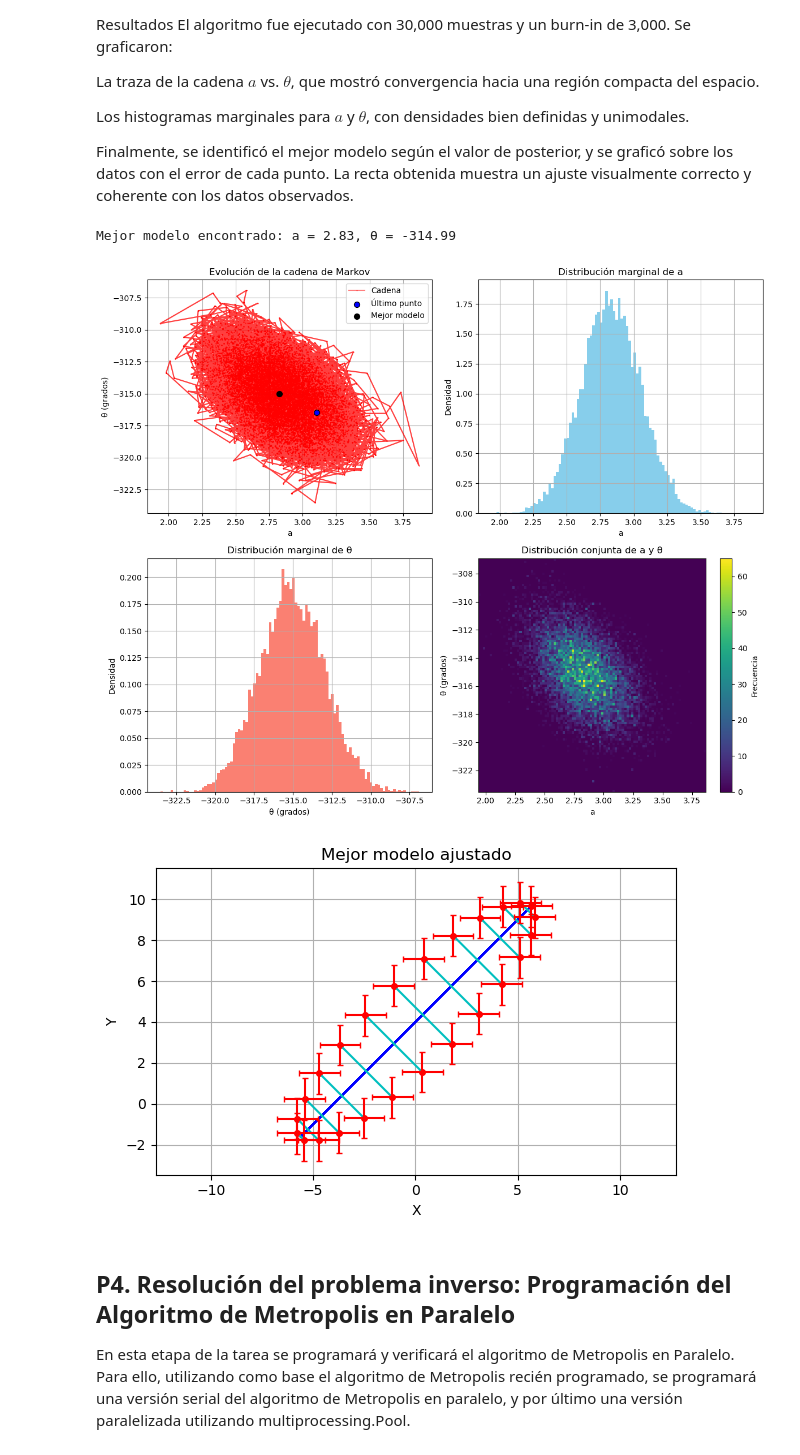
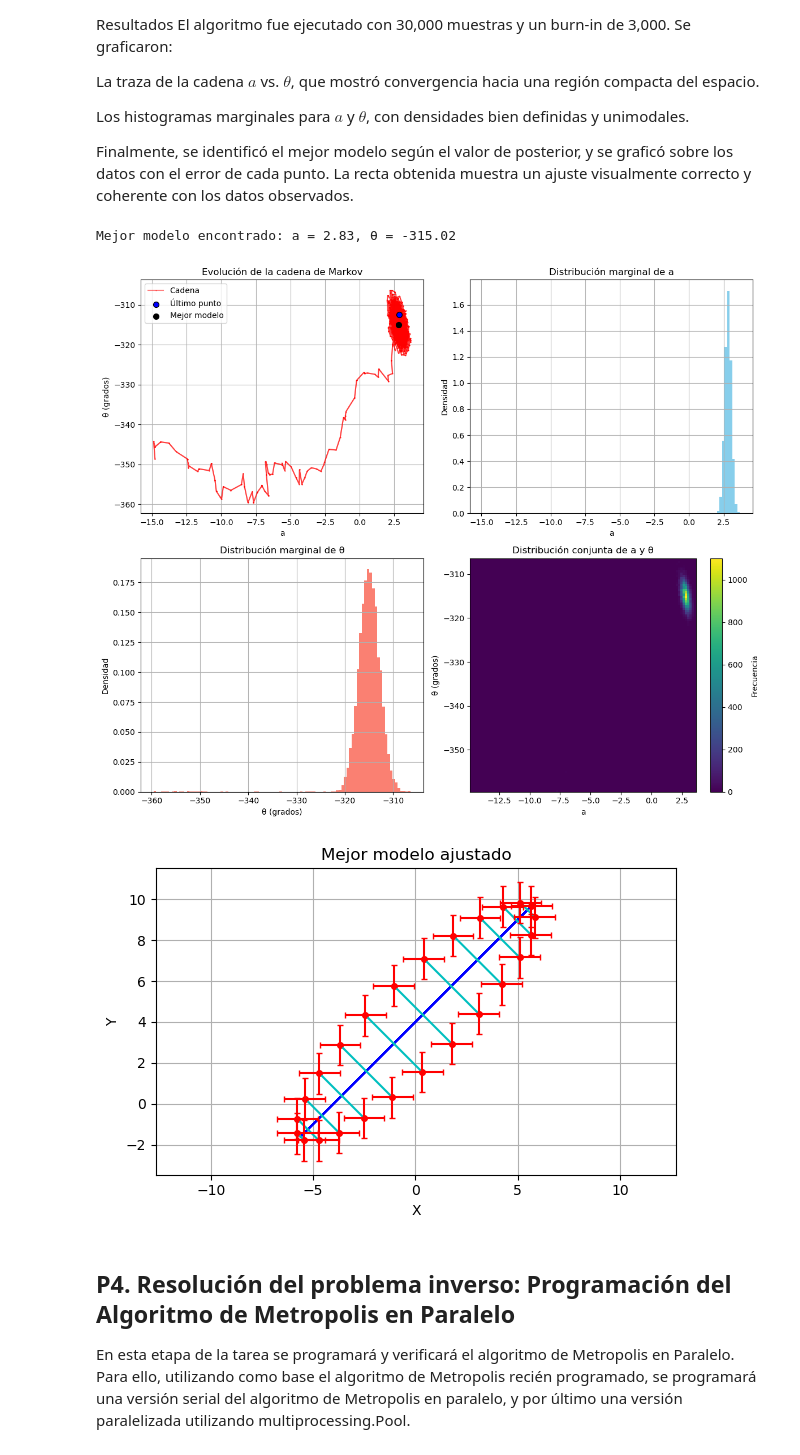
Before and after one commit to alexvillarroel/Metodos-inversos-avanzados, a Jupyter notebook: GF7013/bin/Tarea2/Informe_Tarea2_copy.ipynb, the cells around one changed output. Drawn from its saved outputs; the diff is of its cells as text; code cells hidden in the pictures.

```diff
--- a/GF7013/bin/Tarea2/Informe_Tarea2_copy.ipynb
+++ b/GF7013/bin/Tarea2/Informe_Tarea2_copy.ipynb
@@ -642,7 +647,7 @@ res = metropolis(
     pdf_prior=prior,
     proposal=proposal,
     num_samples=30000,
-    num_burnin=3000,
+    num_burnin=0,
     use_log_likelihood=True,
     save_samples=True,
     beta=1
@@ -701,37 +706,36 @@ i_best = np.argmax(res['samples'].f)
 mejor_modelo = res['samples'].m_set[i_best, :]
 print(f"\nMejor modelo encontrado: a = {mejor_modelo[0]:.2f}, θ = {mejor_modelo[1]:.2f}")
 # Mejor modelo encontrado
 axs[0, 0].scatter(a_vals[i_best], theta_vals[i_best], color='black', s=50, label='Mejor modelo', edgecolors='k', zorder=5)
 axs[0, 0].legend()
 
 plt.tight_layout()
 plt.show()
 # Graficar mejor recta sobre los datos
 fig, ax = plt.subplots(figsize=(6, 4))
 dsigma_r = modelo_forward.eval(mejor_modelo)  # distancias normalizadas
 m1= dsigma_r[0]
 m2= dsigma_r[1]
 
 recta.plot_recta(ax,
                  *mejor_modelo,
                  x_obs=x_obs,
                  y_obs=y_obs,
                  color_dist='c',
                  color='b')
 
 ax.errorbar(x=x_obs, y=y_obs, xerr=sigma_x, yerr=sigma_y, fmt='.r', capsize=2)
-
+ax.axis('equal')
 
 ax.set_title("Mejor modelo ajustado")
 ax.set_xlabel("X")
 ax.set_ylabel("Y")
-ax.axis("equal")
 ax.grid(True)
 plt.tight_layout()
 plt.show()
 # %% [output]
-Mejor modelo encontrado: a = 2.83, θ = -314.99
+Mejor modelo encontrado: a = 2.83, θ = -315.02
-[figure, old version]
+[figure, new version]
 [figure]
 # %% [markdown]
 
```
Also changed, not shown: parts of 2 cells of this notebook, 6 other files.
